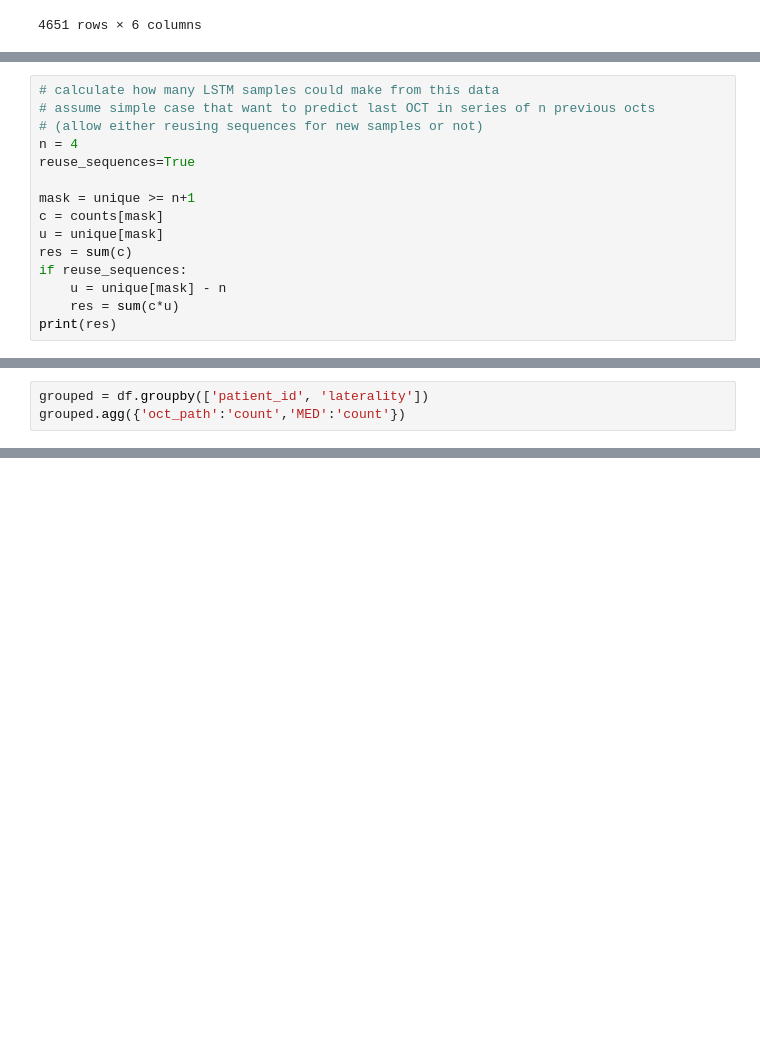
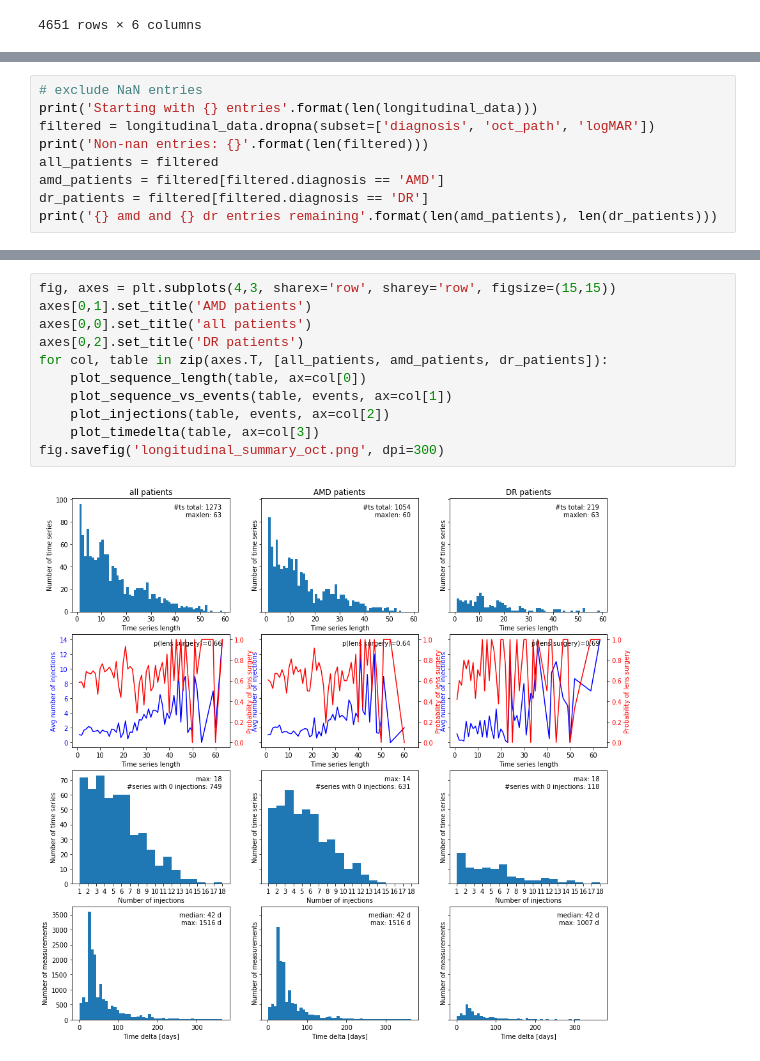
Before and after one commit to theislab/LODE, a Jupyter notebook: eye_clinic_general/dwh_tables_preprocessing/Preprocessing_02Match.ipynb, the cells around one changed output, grey strips where cells are left out. Drawn from its saved outputs; the diff is of its cells as text; blank space fills up the shorter version.

```diff
--- a/eye_clinic_general/dwh_tables_preprocessing/Preprocessing_02Match.ipynb
+++ b/eye_clinic_general/dwh_tables_preprocessing/Preprocessing_02Match.ipynb
@@ -180,15 +143,0 @@ unique, counts = np.unique(num_octs, return_counts=True)
-# %%
-# calculate how many LSTM samples could make from this data
-# assume simple case that want to predict last OCT in series of n previous octs
-# (allow either reusing sequences for new samples or not)
-n = 4
-reuse_sequences=True
-
-mask = unique >= n+1
-c = counts[mask]
-u = unique[mask]
-res = sum(c)
-if reuse_sequences:
-    u = unique[mask] - n
-    res = sum(c*u)
-print(res)
@@ -351,3 +143,0 @@ for name, group in grouped:
-# %%
-grouped = df.groupby(['patient_id', 'laterality'])
-grouped.agg({'oct_path':'count','MED':'count'})
@@ -450,0 +152,9 @@ Name: study_date, Length: 127279, dtype: object
+# %%
+# exclude NaN entries
+print('Starting with {} entries'.format(len(longitudinal_data)))
+filtered = longitudinal_data.dropna(subset=['diagnosis', 'oct_path', 'logMAR'])
+print('Non-nan entries: {}'.format(len(filtered)))
+all_patients = filtered
+amd_patients = filtered[filtered.diagnosis == 'AMD']
+dr_patients = filtered[filtered.diagnosis == 'DR']
+print('{} amd and {} dr entries remaining'.format(len(amd_patients), len(dr_patients)))
@@ -450,0 +246,13 @@ Name: study_date, Length: 127279, dtype: object
+# %%
+fig, axes = plt.subplots(4,3, sharex='row', sharey='row', figsize=(15,15))
+axes[0,1].set_title('AMD patients')
+axes[0,0].set_title('all patients')
+axes[0,2].set_title('DR patients')
+for col, table in zip(axes.T, [all_patients, amd_patients, dr_patients]):
+    plot_sequence_length(table, ax=col[0])
+    plot_sequence_vs_events(table, events, ax=col[1])
+    plot_injections(table, events, ax=col[2])
+    plot_timedelta(table, ax=col[3])
+fig.savefig('longitudinal_summary_oct.png', dpi=300)
+# %% [output]
+[figure, added]
```
Also changed, not shown: parts of 42 cells of this notebook, 1 other file.
